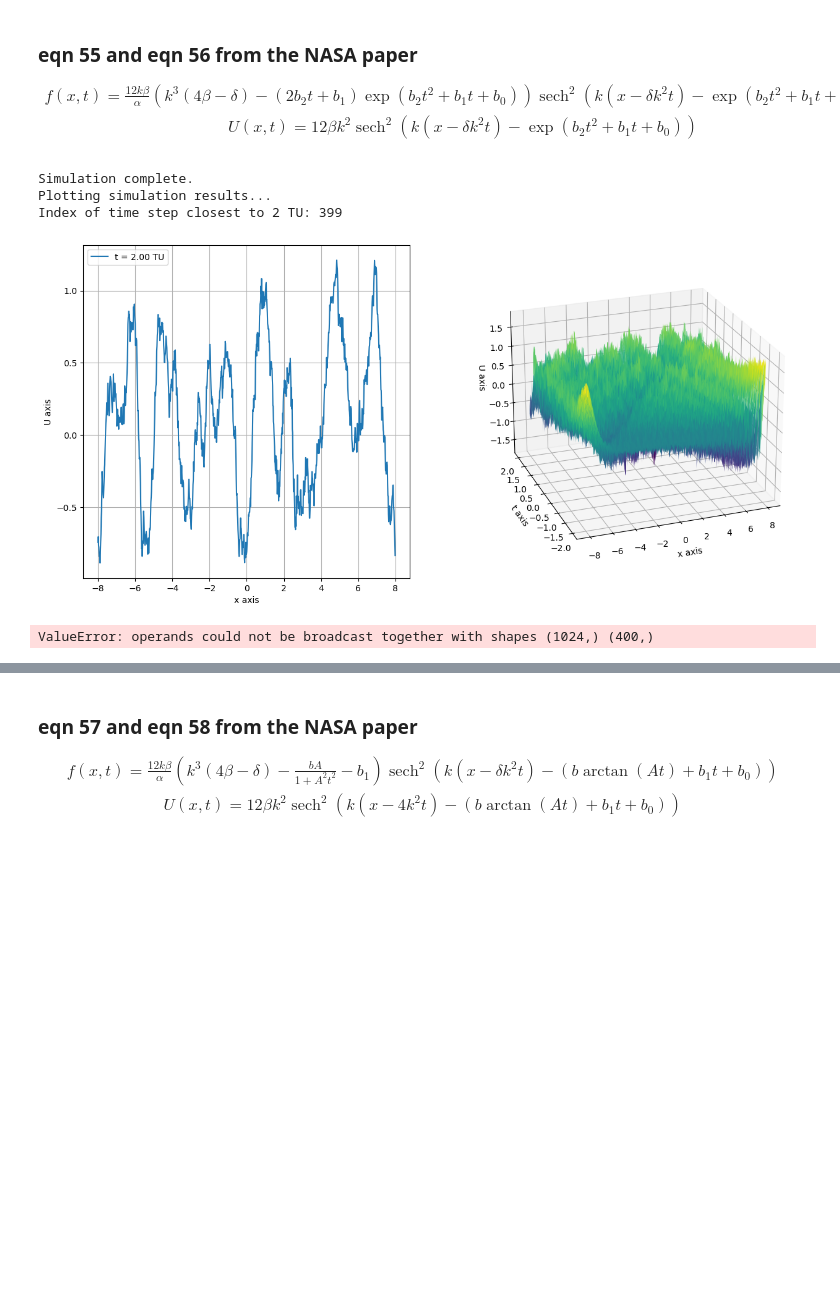
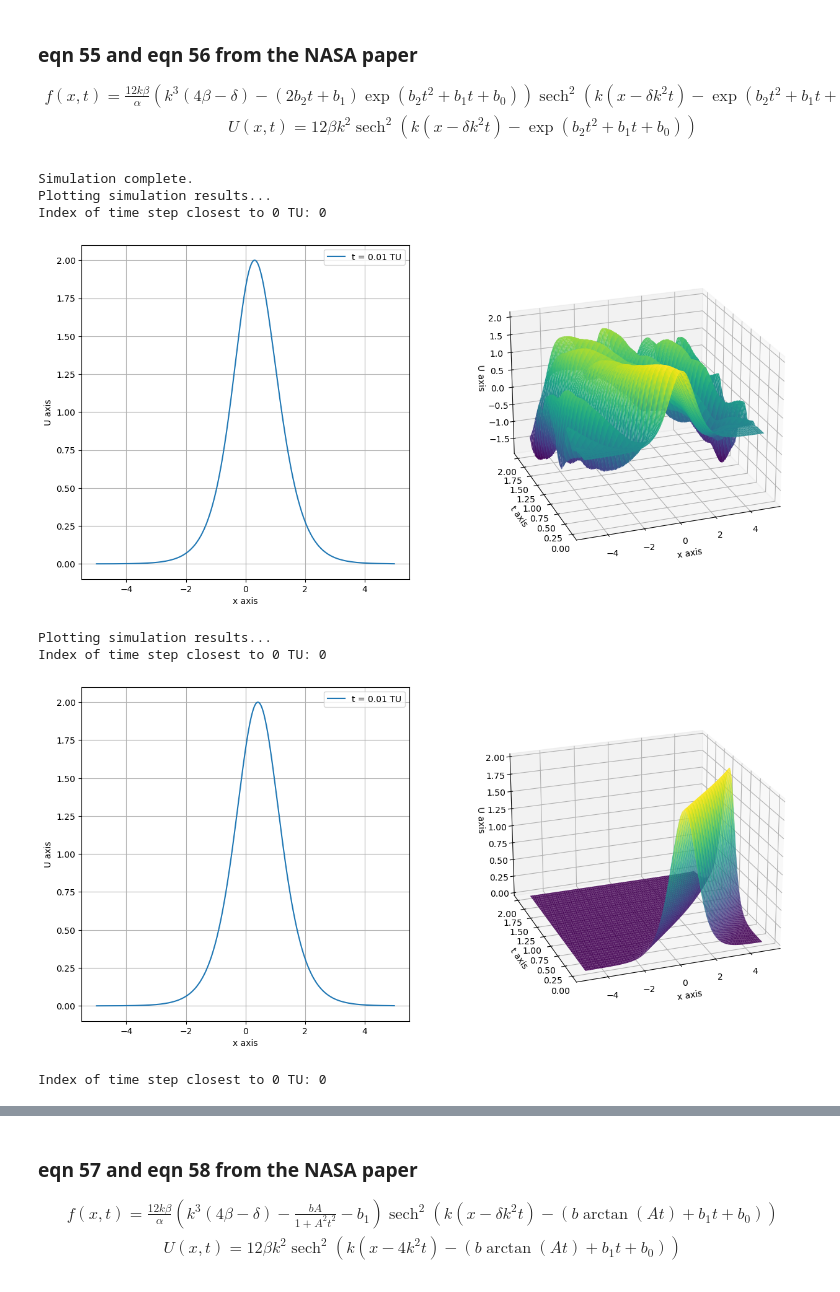
Before and after one commit to lsewards/Forced-kdv-plasma-solitons-simulation, a Jupyter notebook: Plasma soltion simulation.ipynb, the cells around one changed output, grey strips where cells are left out. Drawn from its saved outputs; the diff is of its cells as text; code cells hidden in the pictures; blank space fills up the shorter version.

Commit message:
Fixed de-synchronisation between forcing term and current solution

```diff
--- a/Plasma soltion simulation.ipynb
+++ b/Plasma soltion simulation.ipynb
@@ -53,7 +53,7 @@ def ck_solver(last_sol, current_sol, alpha, beta, k, f, dt, s = 1.0):
     fft_current_sqrd = rfft(current_sol ** 2)
     fft_f = rfft(f)
 
-    return irfft(((1 - _ck_beta_fft) ** -1) * ((1 + _ck_beta_fft) * fft_last - alpha * _ck_z_fft * fft_current_sqrd + _ck_z_fft * fft_f))
+    return irfft((1 /(1 - _ck_beta_fft)) * ((1 + _ck_beta_fft) * fft_last - alpha * _ck_z_fft * fft_current_sqrd + _ck_z_fft * fft_f))
 # %% [markdown]
 ## Imports & variables
 # %%
@@ -151,8 +151,8 @@ def run_simulation(L, N, t_inital, t_final, dt, alpha, beta, mode="rest", analyt
         """Helper function to stabilise the solution for the first time step to avoid numerical instability."""
         initial_sol = prev_sol.copy()
         for _ in range(stablising_steps):
+            prev_sol, curr_sol = curr_sol, _get_next_solution(prev_sol, curr_sol, sim_time, dt / stablising_steps)
             sim_time += dt / stablising_steps
-            prev_sol, curr_sol = curr_sol, _get_next_solution(prev_sol, curr_sol, sim_time, dt / stablising_steps)
         #print(f"Stabilisation complete. Time: {sim_time:.2f} TU")
         return initial_sol, curr_sol, sim_time  # The two-level step needs states separated by exactly ``dt``.
 
@@ -181,16 +181,12 @@ def run_simulation(L, N, t_inital, t_final, dt, alpha, beta, mode="rest", analyt
     step = 1  # Start from the second time step since the first two are already set
     recorded_steps = 0  # Counter for the number of recorded steps
     sim_time = t_inital  # start
-    while sim_time <= t_final:
-        if sim_time == t_inital:
+    while sim_time < t_final:
+        if sim_time == t_inital: # Initalising simulation
             if mode == "rest" :
                 prev_sol, curr_sol, sim_time = _stablization(np.zeros(N), np.zeros(N), sim_time, dt)  # Stabilise the solution for the first time step
-
             else:
                 prev_sol, curr_sol = analytical_sol(x_array, sim_time - dt), analytical_sol(x_array, sim_time)  # Initial condition is set to the exact solution of the KdV equation
-                sim_time += dt
-        else:
-            sim_time += dt
 
         next_sol = _get_next_solution(prev_sol, curr_sol, sim_time, dt)
 
@@ -203,6 +199,7 @@ def run_simulation(L, N, t_inital, t_final, dt, alpha, beta, mode="rest", analyt
 
         prev_sol, curr_sol = curr_sol, next_sol
         step += 1
+        sim_time += dt
 
     print("Simulation complete.")
     return sol[:recorded_steps], time_array[:recorded_steps], x_array
@@ -277,7 +274,7 @@ $$
 def n_soltion_exact(x, t, n = 3):
     return n *(n+1) * sech_sqrd(x)
 
-appended_n_soltion_exact = partial(n_soltion_exact, n=3)
+appended_n_soltion_exact = partial(n_soltion_exact)
 n_sol, n_time_array, x= run_simulation(50.0, 1024, 0.0, 1.0, 1e-4, 6, 1,
                                           mode="analytical",
                                           analytical_sol= appended_n_soltion_exact,
@@ -300,10 +297,10 @@ U(x, t)=12 \beta k^2 \operatorname{sech}^2\left(k\left(x-\delta k^2 t\right)-\ex
 \end{gather*}
 $$
 # %%
-def eqn_55_exact( alpha, beta, delta, k, b, x, time):
+def eqn_55_exact( alpha, beta, delta, k, b, x, t):
     """ t = time"""
-    wave_const = np.exp(b[2] * (time ** 2) + b[1] * time + b[0])
-    return ((12 * k * beta) / alpha) * ((k ** 3) * (4 * beta - delta) - (2 * b[2] * time + b[1]) * wave_const) * sech_sqrd(k * (x - delta * k ** 2 * time) - wave_const)
+    wave_const = np.exp(b[2]*(t**2) + b[1]*t + b[0])
+    return ( (12*k*beta) / alpha ) * ( (k**3)*(4*beta - delta) - (2*t*b[2] + b[1])*wave_const) * sech_sqrd(k * (x - delta * (k**2) * t) - wave_const)
 
 def eqn_56_exact( beta, delta, k, b, x, t):
     """ t = time"""
@@ -315,40 +312,47 @@ alpha = -2.0
 beta = 1/6
 delta = 4.0
 k = 1.0
 b = [-1, 2, -1]
 
-L = 8.0  # size of the domain in debye lengths
+L = 5.0  # size of the domain in debye lengths
 N = 1024  # number of discretised points in the domain (power of 2 for FFT speed)
 dt = 1e-4  # TU
-t_inital = -2.0  # TU
+t_inital = 0.0 # TU
 t_final =  2.0   # TU
 
-time_stamp = 2
+time_stamp = 0
 
 appened_eqn_55_exact = partial(eqn_55_exact, alpha, beta, delta, k, b) # forcing function
 appened_eqn_56_exact = partial(eqn_56_exact, beta, delta, k, b) # wave solution
 
-anal_sol, anal_time_array, xa= run_simulation(L, N, t_inital, t_final, dt, alpha, beta,
+anal_sol, anal_time_array, xa = run_simulation(L, N, t_inital, t_final, dt, alpha, beta,
                                           mode="analytical",
                                           analytical_sol=appened_eqn_56_exact,
                                           forcing_fn=appened_eqn_55_exact,
                                           verbose=100
 )
 view_simulation_results(anal_sol, anal_time_array, xa, time_stamp)
 
-real_sol = eqn_56_exact(beta, delta, k, b, xa, anal_time_array)
+# real solution
+real_sol = np.zeros((len(anal_time_array), N))
+for i in range(len(anal_time_array)):
+    real_sol[i] = eqn_56_exact(beta, delta, k, b, xa, anal_time_array[i])
+
 view_simulation_results(real_sol, anal_time_array, xa, time_stamp)
 
 i_anal = find_time_index(anal_time_array, time_stamp)
 
 plt.figure(figsize=(8, 6))
-plt.plot(xa, eqn_56_exact(x, anal_time_array[i_anal]) - anal_sol[i_anal], label="Difference between numerical and analytical solutions")
+plt.plot(xa, real_sol[i_anal] - anal_sol[i_anal], label="Difference between numerical and analytical solutions")
 plt.xlabel("x")
-plt.ylabel("Unumerical - Uanalytical")
+plt.ylabel("Ureal - Uanalytical")
 plt.grid()
 # %% [output]
 Simulation complete.
 Plotting simulation results...
-Index of time step closest to 2 TU: 399
+Index of time step closest to 0 TU: 0
-[figure, old version]
+[figure, new version]
-ValueError: operands could not be broadcast together with shapes (1024,) (400,)
+Plotting simulation results...
+Index of time step closest to 0 TU: 0
+[figure, added]
+Index of time step closest to 0 TU: 0
```
Also changed, not shown: parts of 3 cells of this notebook.
